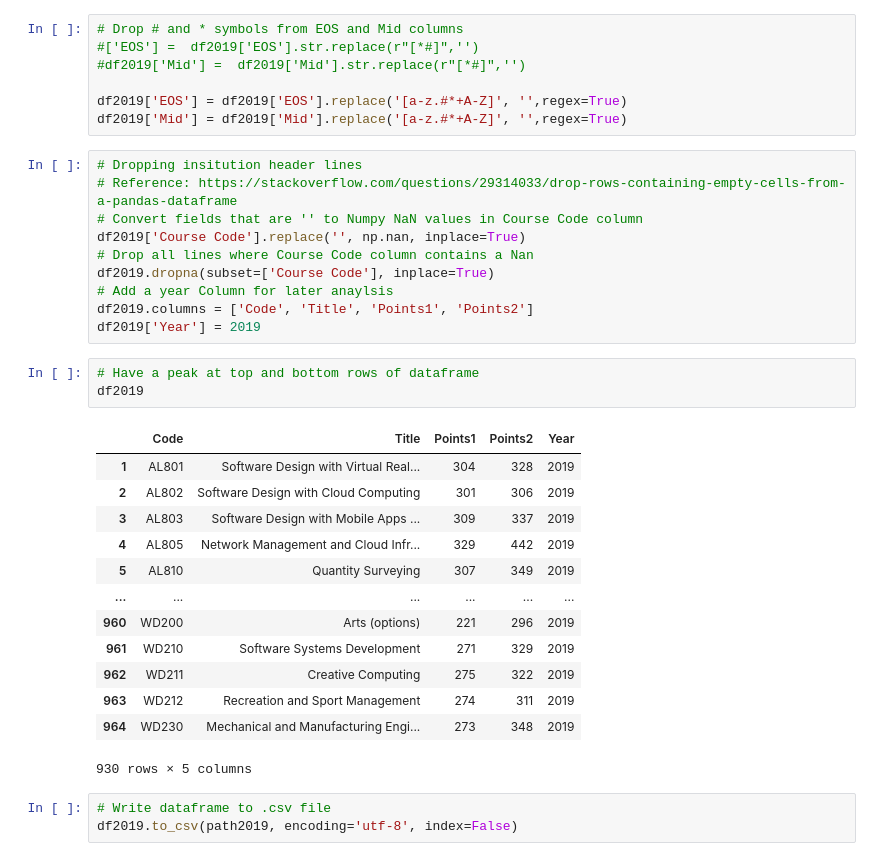
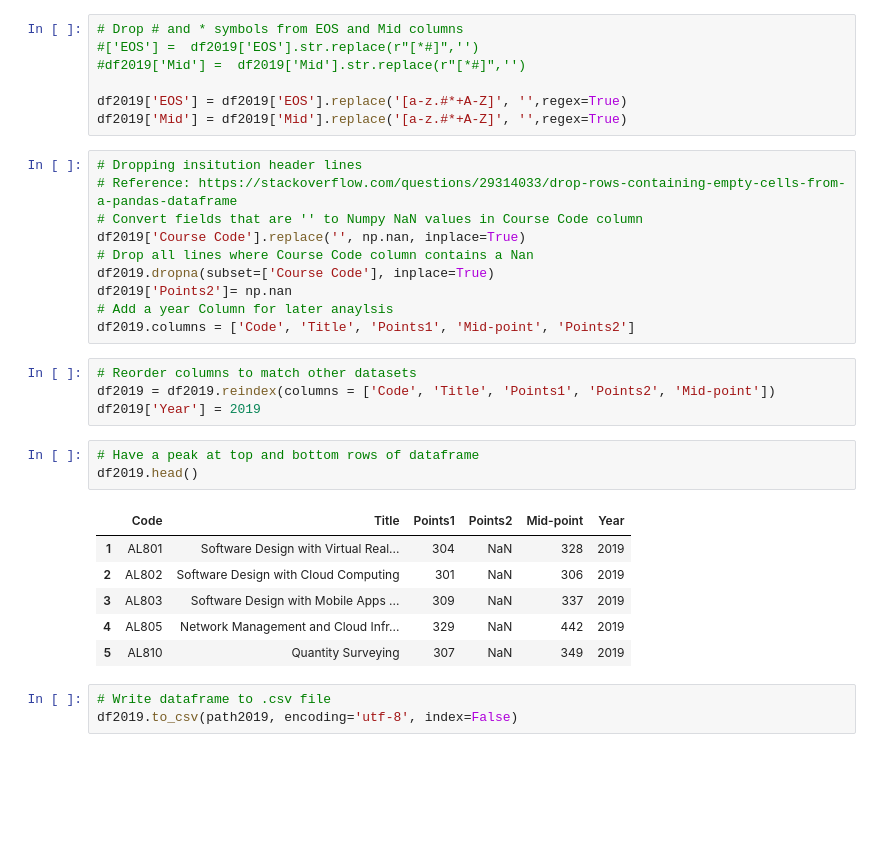
Before and after one commit to Sam-Tracey/Fundamentals-of-Data-Analysis, a Jupyter notebook: cao.ipynb, the cells around one changed output. Drawn from its saved outputs; the diff is of its cells as text; blank space fills up the shorter version.

```diff
--- a/cao.ipynb
+++ b/cao.ipynb
@@ -300,26 +420,23 @@ df2019['Mid'] = df2019['Mid'].replace('[a-z.#*+A-Z]', '',regex=True)
 df2019['Course Code'].replace('', np.nan, inplace=True)
 # Drop all lines where Course Code column contains a Nan
 df2019.dropna(subset=['Course Code'], inplace=True)
+df2019['Points2']= np.nan
 # Add a year Column for later anaylsis
-df2019.columns = ['Code', 'Title', 'Points1', 'Points2']
-df2019['Year'] = 2019
+df2019.columns = ['Code', 'Title', 'Points1', 'Mid-point', 'Points2']
+# %%
+# Reorder columns to match other datasets
+df2019 = df2019.reindex(columns = ['Code', 'Title', 'Points1', 'Points2', 'Mid-point'])
+df2019['Year'] = 2019
 # %%
 # Have a peak at top and bottom rows of dataframe
-df2019
+df2019.head()
 # %% [output]
-|  | Code | Title | Points1 | Points2 | Year |
-| 1 | AL801 | Software Design with Virtual Real... | 304 | 328 | 2019 |
-| 2 | AL802 | Software Design with Cloud Computing | 301 | 306 | 2019 |
-| 3 | AL803 | Software Design with Mobile Apps ... | 309 | 337 | 2019 |
-| 4 | AL805 | Network Management and Cloud Infr... | 329 | 442 | 2019 |
-| 5 | AL810 | Quantity Surveying | 307 | 349 | 2019 |
-| ... | ... | ... | ... | ... | ... |
-| 960 | WD200 | Arts (options) | 221 | 296 | 2019 |
-| 961 | WD210 | Software Systems Development | 271 | 329 | 2019 |
-| 962 | WD211 | Creative Computing | 275 | 322 | 2019 |
-| 963 | WD212 | Recreation and Sport Management | 274 | 311 | 2019 |
-| 964 | WD230 | Mechanical and Manufacturing Engi... | 273 | 348 | 2019 |
+|  | Code | Title | Points1 | Points2 | Mid-point | Year |
+| 1 | AL801 | Software Design with Virtual Real... | 304 | NaN | 328 | 2019 |
+| 2 | AL802 | Software Design with Cloud Computing | 301 | NaN | 306 | 2019 |
+| 3 | AL803 | Software Design with Mobile Apps ... | 309 | NaN | 337 | 2019 |
+| 4 | AL805 | Network Management and Cloud Infr... | 329 | NaN | 442 | 2019 |
+| 5 | AL810 | Quantity Surveying | 307 | NaN | 349 | 2019 |
-930 rows × 5 columns
 # %%
 # Write dataframe to .csv file
 df2019.to_csv(path2019, encoding='utf-8', index=False)
```
Also changed, not shown: parts of 34 cells of this notebook, 28 other files.
